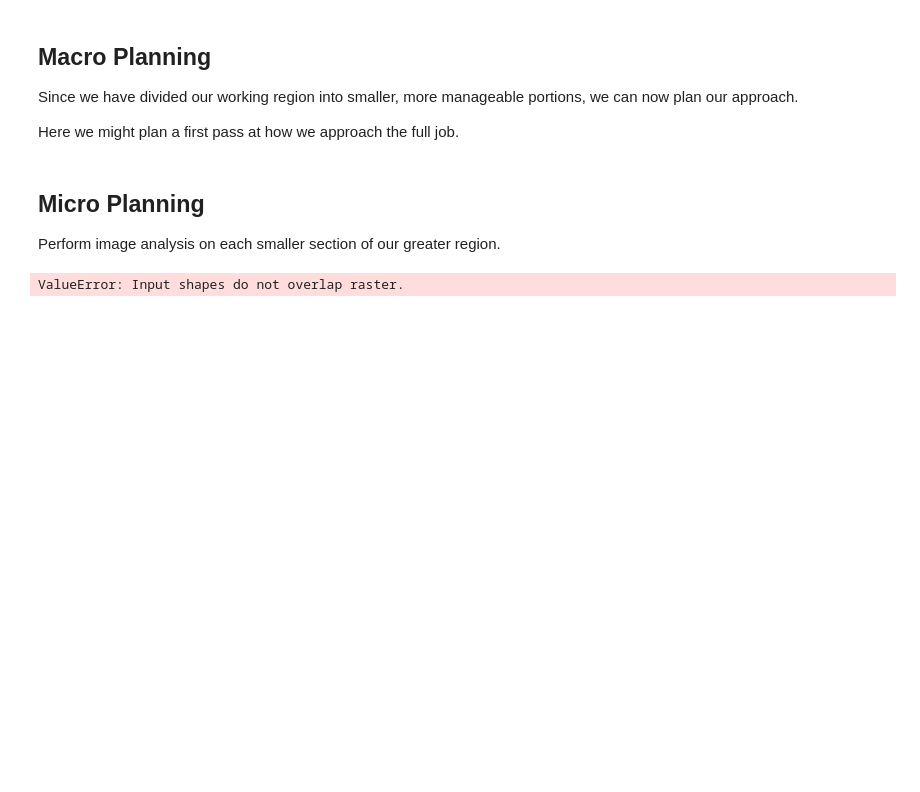
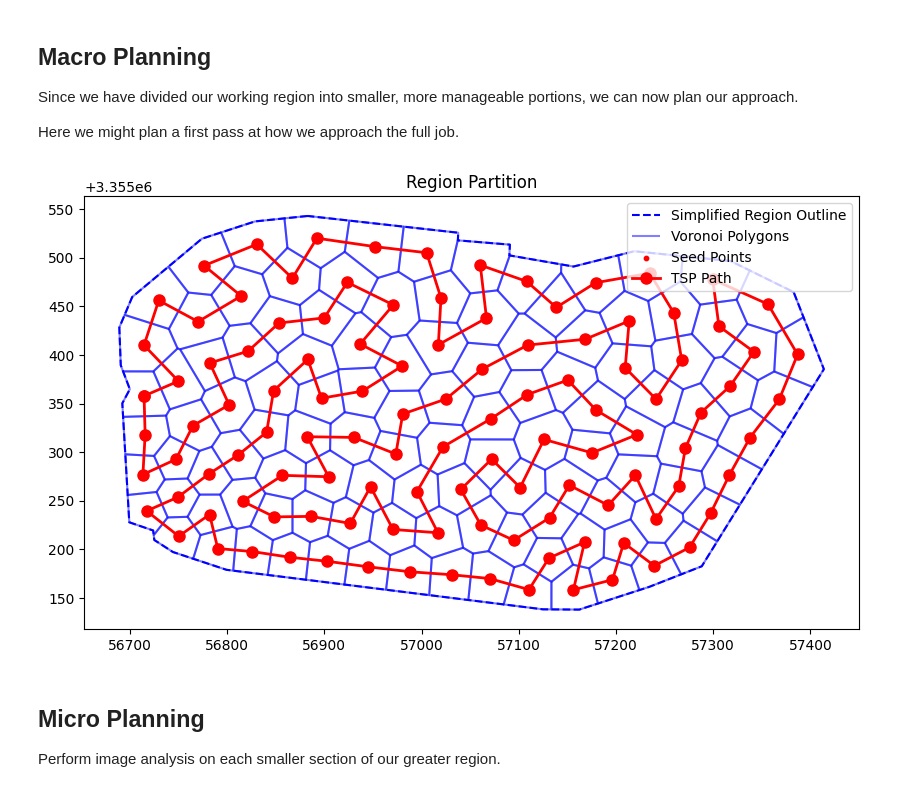
Before and after one commit to javelina-works/unsupervised-cv-search, a Jupyter notebook: content/notebooks/work_plan.ipynb, the cells around one changed output. Saved outputs shown, nothing was run; the diff lists cells and outputs as text; code cells hidden in the pictures; blank space fills up the shorter version.

Commit message:
Added pathfinding module
Also, beginning a more serious look at our macro work planning. How might we best divide our space when starting a new region? What considerations will we need to take?

```diff
--- a/content/notebooks/work_plan.ipynb
+++ b/content/notebooks/work_plan.ipynb
@@ -139,6 +139,38 @@ Reached maximum iterations without full convergence.
 Since we have divided our working region into smaller, more manageable portions, we can now plan our approach.
 
 Here we might plan a first pass at how we approach the full job.
+# %%
+from plant_search.pathfinding import (
+    compute_tsp_path,
+    calculate_optimal_route,
+    calculate_total_distance,
+    plot_tsp_path_on_image,
+)
+import matplotlib.pyplot as plt
+
+
+
+# points_gdf
+plot_centroids = points_gdf.geometry
+plot_coords_list = [(point.x, point.y) for point in plot_centroids]
+# path = compute_tsp_path(plot_coords_list)
+path = calculate_optimal_route(plot_coords_list)
+
+fig, ax = plt.subplots(figsize=(10, 10))
+gpd.GeoDataFrame({"geometry": [simplified_polygon]}).boundary.plot(ax=ax, color="blue", linestyle="--", label="Simplified Region Outline")
+voronoi_gdf.boundary.plot(ax=ax, color="blue", alpha=0.5, label="Voronoi Polygons")
+points_gdf.plot(ax=ax, color="red", markersize=10, label="Seed Points")
+
+# Overlay the TSP path
+ordered_centroids = [plot_coords_list[i] for i in path]
+x, y = zip(*ordered_centroids)
+plt.plot(x, y, 'o-', color='red', label='TSP Path', markersize=8, linewidth=2)
+
+plt.legend()
+plt.title("Region Partition")
+plt.show()
+# %% [output]
+[figure, added]
 # %% [markdown]
 ## Micro Planning
 
@@ -156,19 +188,17 @@ selected_partition = voronoi_gdf[voronoi_gdf['id'] == 0]
 
 
 # Convert the selected polygon to GeoJSON-like format
-geometry = [mapping(selected_partition.geometry.iloc[0])]
+# geometry = [mapping(selected_partition.geometry.iloc[0])]
 
-# Open the raster and clip it
-with rasterio.open(file_path) as src:
-    out_image, out_transform = mask(src, geometry, crop=True)
-    out_meta = src.meta.copy()
+# # Open the raster and clip it
+# with rasterio.open(file_path) as src:
+#     out_image, out_transform = mask(src, geometry, crop=True)
+#     out_meta = src.meta.copy()
 
-# Update metadata for the clipped section
-out_meta.update({
-    "driver": "GTiff",
-    "height": out_image.shape[1],
-    "width": out_image.shape[2],
-    "transform": out_transform
-})
+# # Update metadata for the clipped section
+# out_meta.update({
+#     "driver": "GTiff",
+#     "height": out_image.shape[1],
+#     "width": out_image.shape[2],
+#     "transform": out_transform
+# })
-# %% [output]
-ValueError: Input shapes do not overlap raster.
```
Also changed, not shown: parts of 1 cell of this notebook, 1 other file.
